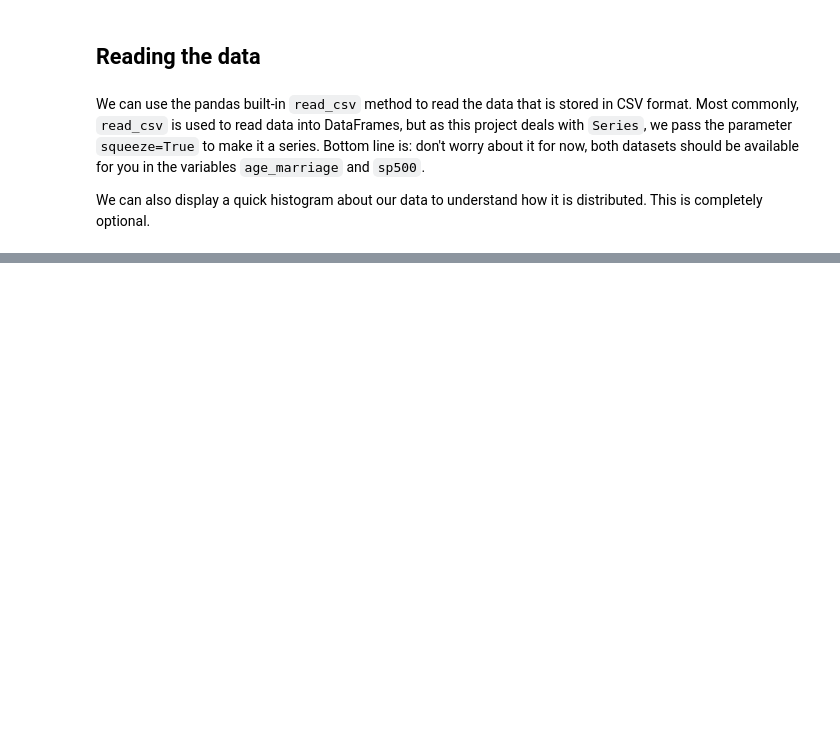
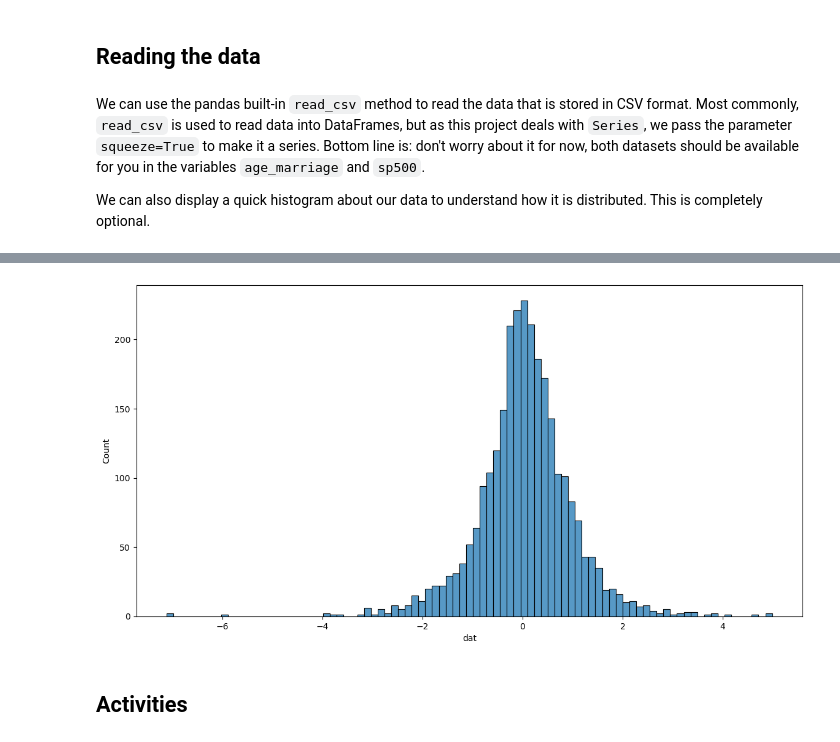
Before and after one commit to DVadeus/Uber, a Jupyter notebook: pandas.ipynb, the cells around one changed output, grey strips where cells are left out. Cells and saved outputs as stored; diff of their text form; code cells hidden in the pictures; blank space fills up the shorter version.

```diff
--- a/pandas.ipynb
+++ b/pandas.ipynb
@@ -1334,0 +1648,7 @@ age_marriage = pd.read_csv
+# %%
+fig, ax = plt.subplots(figsize=(14,7))
+sns.histplot(sp500, ax=ax);
+# %% [output]
+[figure, added]
+# %% [markdown]
+## Activities
```
Also changed, not shown: parts of 123 cells of this notebook, 2 other files.
